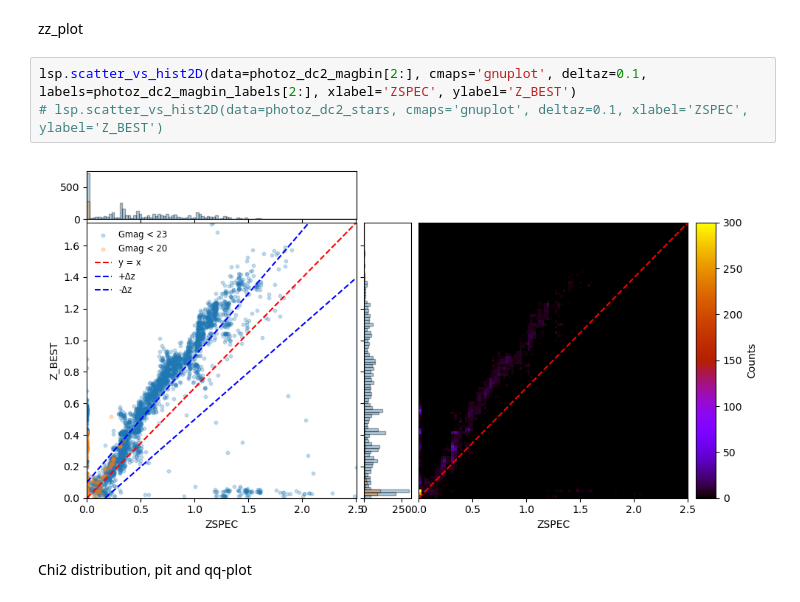
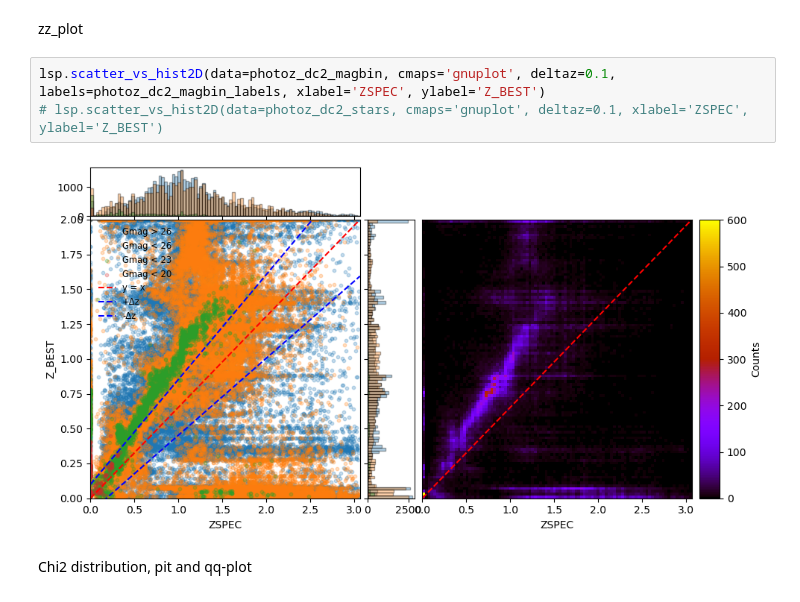
Before and after one commit to lephare-photoz/lephare, a Jupyter notebook: training_stats/notebooks/dc2_stargal_stats.ipynb, the cells around one changed output. Drawn from its saved outputs; the diff is of its cells as text.

```diff
--- a/training_stats/notebooks/dc2_stargal_stats.ipynb
+++ b/training_stats/notebooks/dc2_stargal_stats.ipynb
@@ -77,10 +68,10 @@ photoz_dc2_emagbin_labels = ['Gemag > 0.1', 'Gemag < 0.1', 'Gemag < 0.01']
 # %% [markdown]
 zz_plot
 # %%
-lsp.scatter_vs_hist2D(data=photoz_dc2_magbin[2:], cmaps='gnuplot', deltaz=0.1, labels=photoz_dc2_magbin_labels[2:], xlabel='ZSPEC', ylabel='Z_BEST')
+lsp.scatter_vs_hist2D(data=photoz_dc2_magbin, cmaps='gnuplot', deltaz=0.1, labels=photoz_dc2_magbin_labels, xlabel='ZSPEC', ylabel='Z_BEST')
 # lsp.scatter_vs_hist2D(data=photoz_dc2_stars, cmaps='gnuplot', deltaz=0.1, xlabel='ZSPEC', ylabel='Z_BEST')
 # %% [output]
-[figure, old version]
+[figure, new version]
 # %% [markdown]
 Chi2 distribution, pit and qq-plot
 # %%
```
Also changed, not shown: parts of 4 cells of this notebook, 12 other files.
